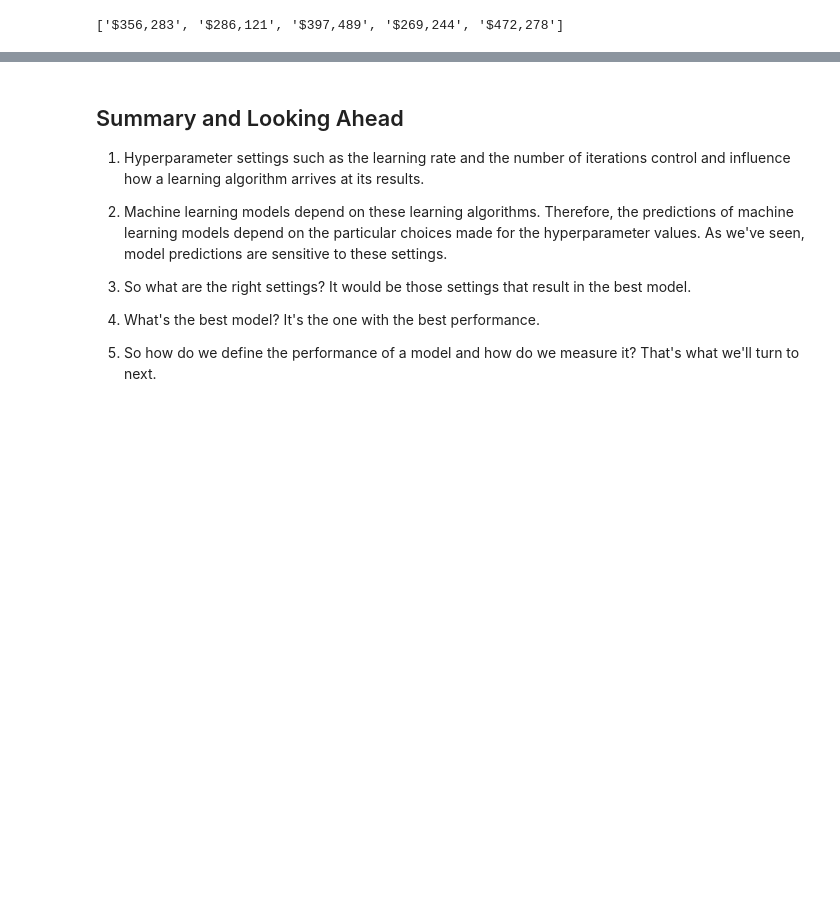
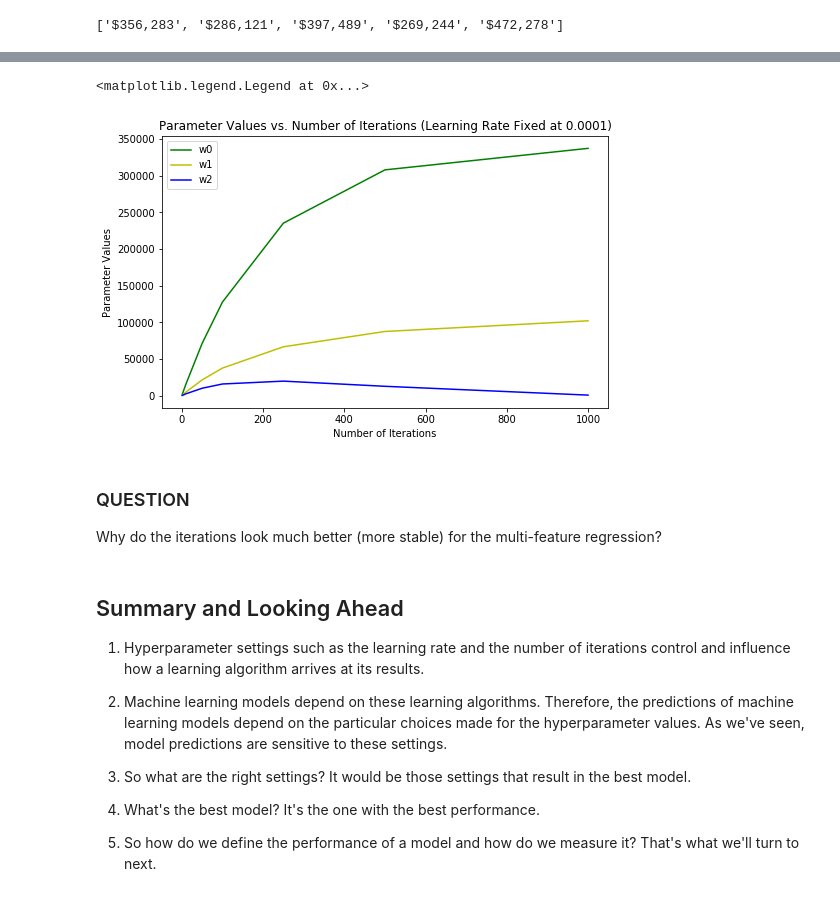
Before and after one commit to baiaooo/MLCourse, a Jupyter notebook: Notebooks/Regression-with-Scikit-Learn.ipynb, the cells around one changed output, grey strips where cells are left out. Saved outputs shown, nothing was run; the diff lists cells and outputs as text; code cells hidden in the pictures; blank space fills up the shorter version.

Commit message:
update sgd regression

```diff
--- a/Notebooks/Regression-with-Scikit-Learn.ipynb
+++ b/Notebooks/Regression-with-Scikit-Learn.ipynb
@@ -289,3 +365,20 @@ lin_reg_m.score(X,y)
+# %%
+# How the w0, w1, and w2 values change as the number of iterations increase
+fig, ax = plt.subplots(figsize=(8,5))
+ax.plot(iter_values, w0_values, 'g', label="w0")
+ax.plot(iter_values, w1_values, 'y', label="w1")
+ax.plot(iter_values, w2_values, 'b', label="w2")
+ax.set_xlabel('Number of Iterations')
+ax.set_ylabel('Parameter Values')
+ax.set_title('Parameter Values vs. Number of Iterations (Learning Rate Fixed at 0.0001)')
+ax.legend()
+# %% [output]
+<matplotlib.legend.Legend at 0x...>
+[figure, added]
+# %% [markdown]
+### QUESTION
+
+Why do the iterations look much better (more stable) for the multi-feature regression?
 # %% [markdown]
 ## Summary and Looking Ahead
 
```
Also changed, not shown: parts of 23 cells of this notebook, 1 other file.
